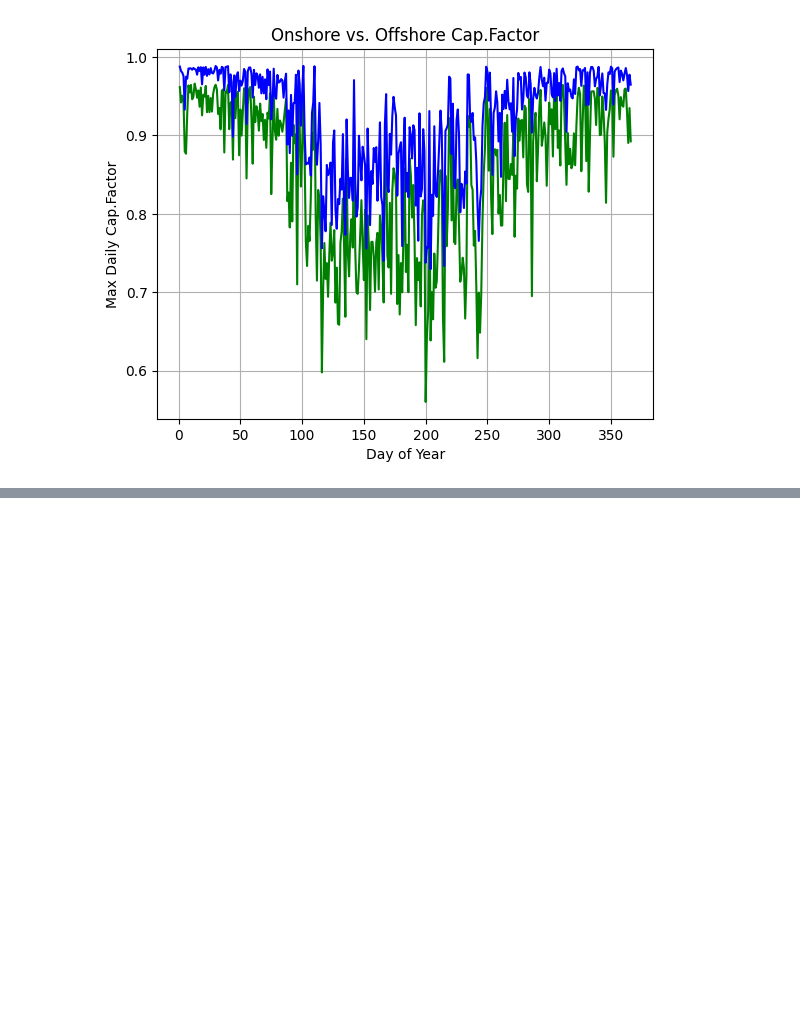
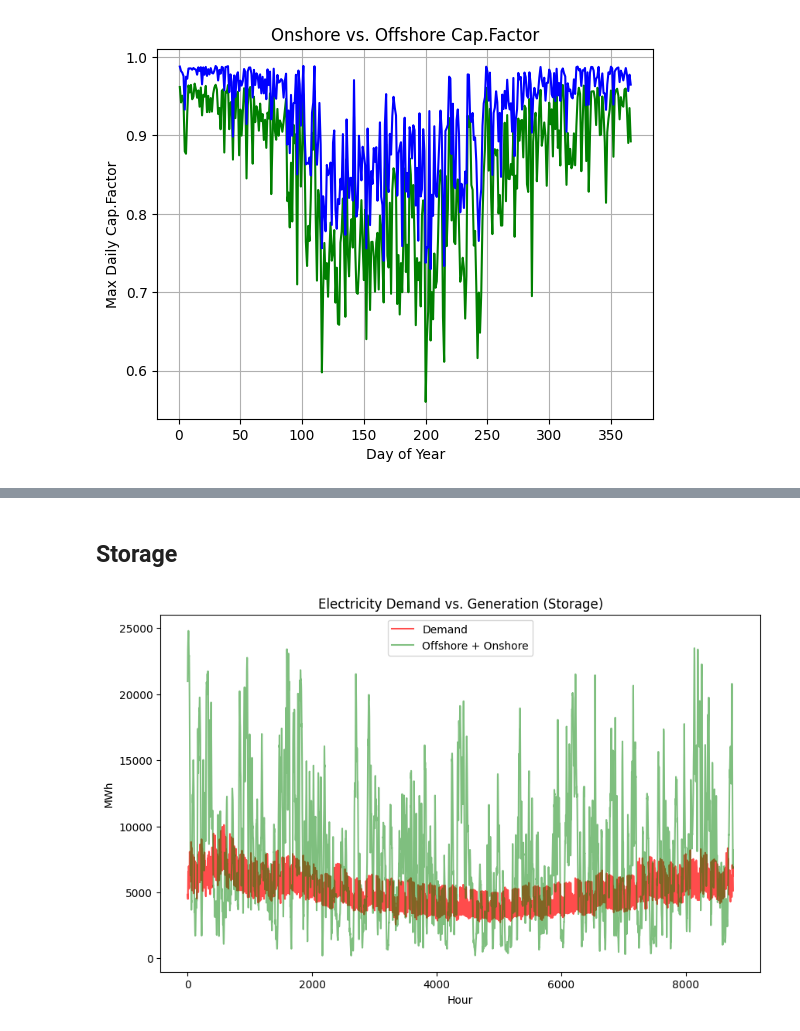
Before and after one commit to StianLindsethgits/EnergySystemsModelling, a Jupyter notebook: stratchbook.ipynb, the cells around one changed output, grey strips where cells are left out. Saved outputs shown, nothing was run; the diff lists cells and outputs as text; code cells hidden in the pictures; blank space fills up the shorter version.

```diff
--- a/stratchbook.ipynb
+++ b/stratchbook.ipynb
@@ -360,0 +460,25 @@ plt.show()
+# %% [markdown]
+## Storage
+# %%
+gen_st = pd.read_csv('Code – Kopi\generation_storage.csv')
+dc_st = pd.read_csv('Code – Kopi\demand_curtailment_storage.csv')
+
+hour_st = dc_st[dc_st['Technology']=='demand']['hour']
+demand_st = dc_st[dc_st['Technology']=='demand']['value']
+curt_st = dc_st[dc_st['Technology']=='curtailment']['value']
+# %%
+#total generation from wind (offshore + onshore)
+windgen_st = gen_st['Onshore turbines'] + gen_st['Offshore trubines fixed']
+
+
+#plotting demand over generation:
+plt.figure(figsize=(10,6))
+plt.plot(hour, demand, color='red', alpha=.7, label='Demand')
+plt.plot(hour, windgen_st, color='green', alpha=.5, label='Offshore + Onshore')
+plt.title('Electricity Demand vs. Generation (Storage)')
+plt.xlabel('Hour')
+plt.ylabel('MWh')
+plt.legend()
+plt.show()
+# %% [output]
+[figure, added]
```
Also changed, not shown: parts of 13 cells of this notebook, 6 other files.
